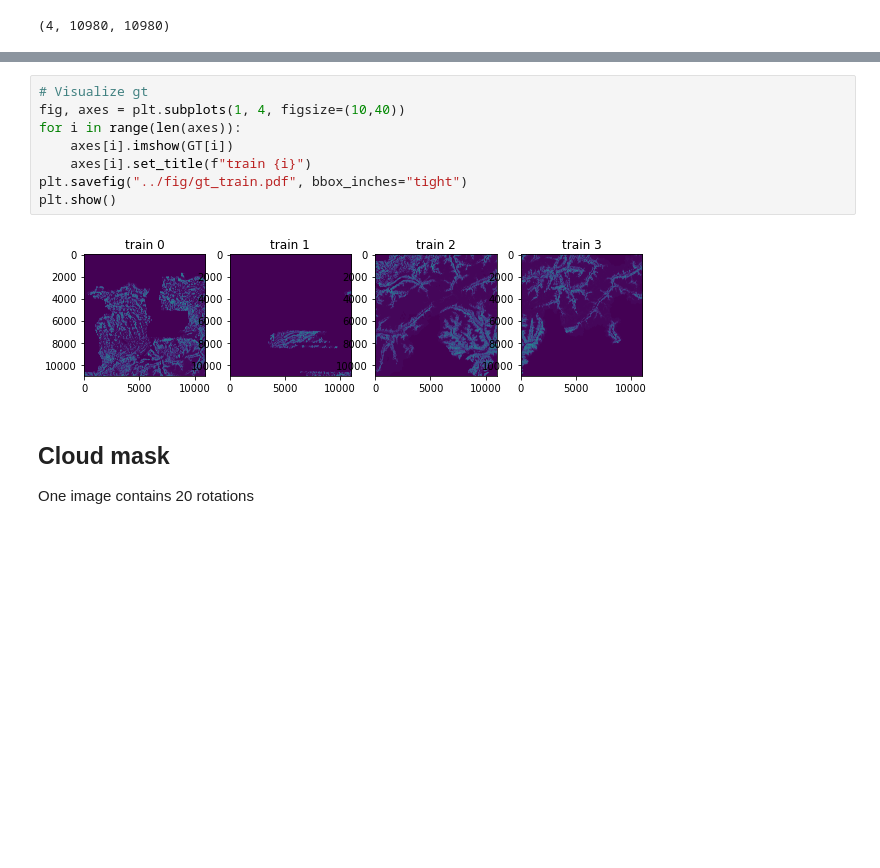
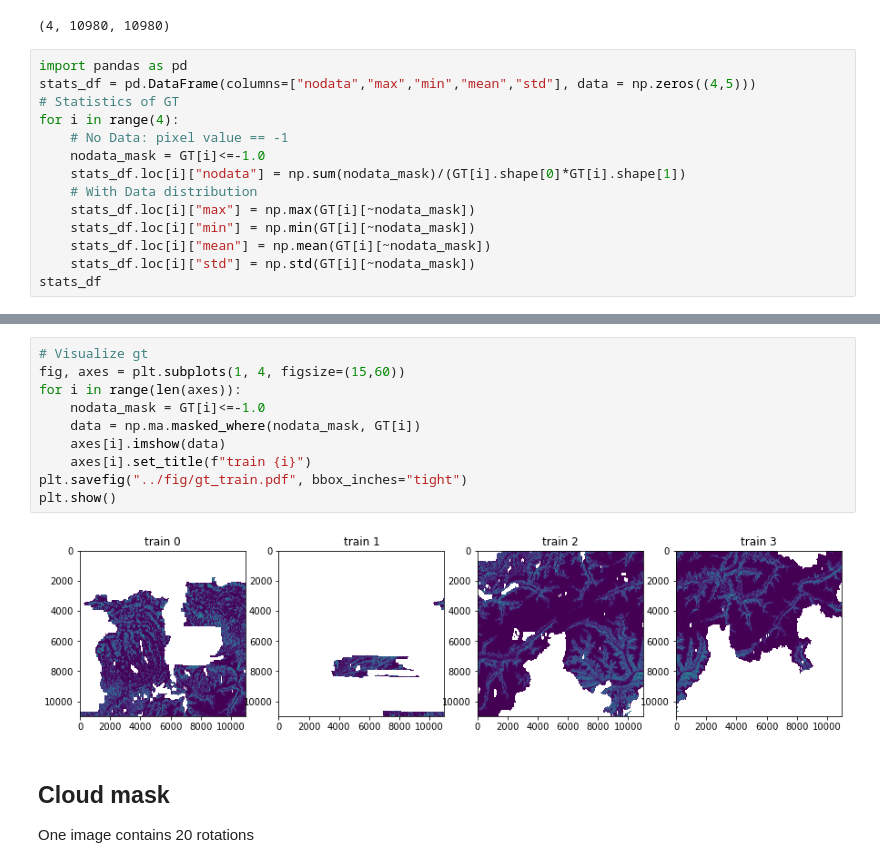
Before and after one commit to jingyan-li/Vege_Height_Regression, a Jupyter notebook: code/data_preprocess.ipynb, the cells around one changed output, grey strips where cells are left out. Cells and saved outputs as stored; diff of their text form; blank space fills up the shorter version.

```diff
--- a/code/data_preprocess.ipynb
+++ b/code/data_preprocess.ipynb
@@ -38,3 +36,17 @@ GT = dset["GT"]
 GT.shape
 # %% [output]
 (4, 10980, 10980)
+# %%
+import pandas as pd
+stats_df = pd.DataFrame(columns=["nodata","max","min","mean","std"], data = np.zeros((4,5)))
+# Statistics of GT
+for i in range(4):
+    # No Data: pixel value == -1
+    nodata_mask = GT[i]<=-1.0
+    stats_df.loc[i]["nodata"] = np.sum(nodata_mask)/(GT[i].shape[0]*GT[i].shape[1])
+    # With Data distribution
+    stats_df.loc[i]["max"] = np.max(GT[i][~nodata_mask])
+    stats_df.loc[i]["min"] = np.min(GT[i][~nodata_mask])
+    stats_df.loc[i]["mean"] = np.mean(GT[i][~nodata_mask])
+    stats_df.loc[i]["std"] = np.std(GT[i][~nodata_mask])
+stats_df
@@ -41,13 +59,15 @@ GT.shape
 # %%
 # Visualize gt
-fig, axes = plt.subplots(1, 4, figsize=(10,40))
+fig, axes = plt.subplots(1, 4, figsize=(15,60))
 for i in range(len(axes)):
-    axes[i].imshow(GT[i])
+    nodata_mask = GT[i]<=-1.0
+    data = np.ma.masked_where(nodata_mask, GT[i])
+    axes[i].imshow(data)
     axes[i].set_title(f"train {i}")
 plt.savefig("../fig/gt_train.pdf", bbox_inches="tight")
 plt.show()
 # %% [output]
-[figure, old version]
+[figure, new version]
 # %% [markdown]
 ## Cloud mask
 
```
Also changed, not shown: parts of 30 cells of this notebook, 5 other files.
